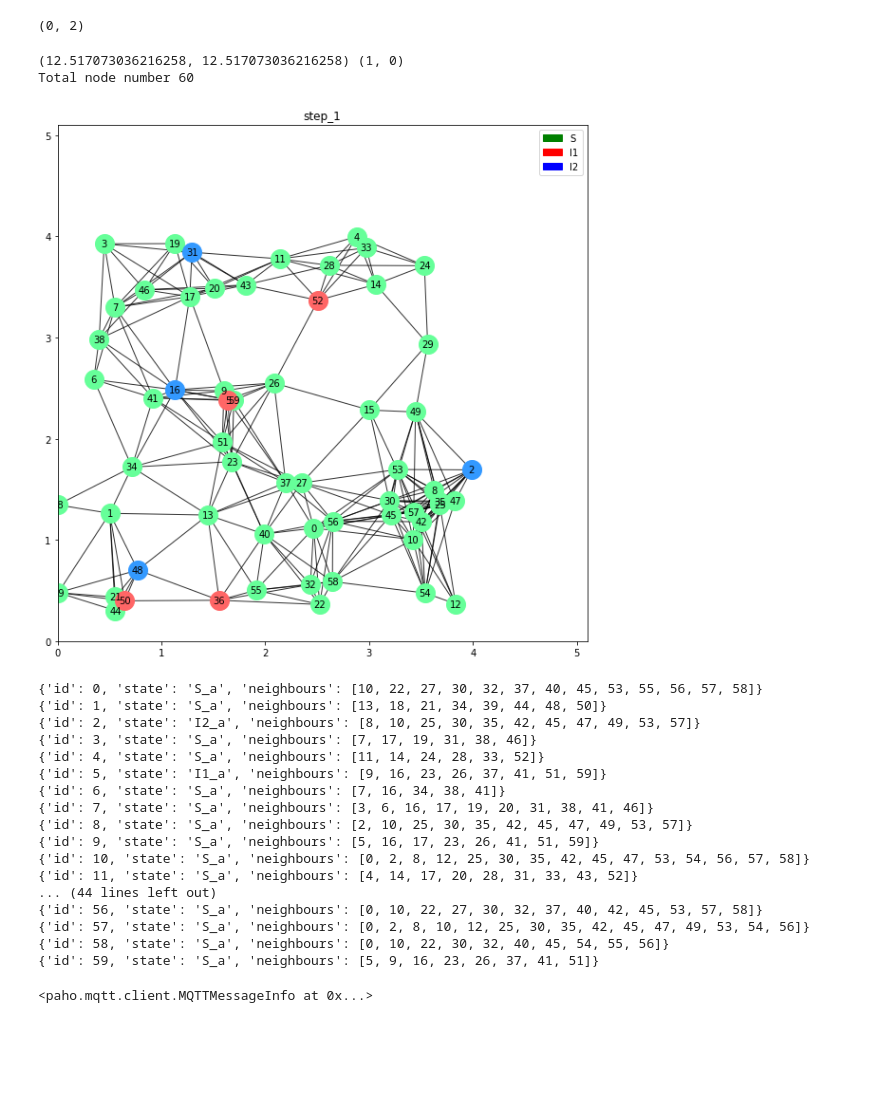
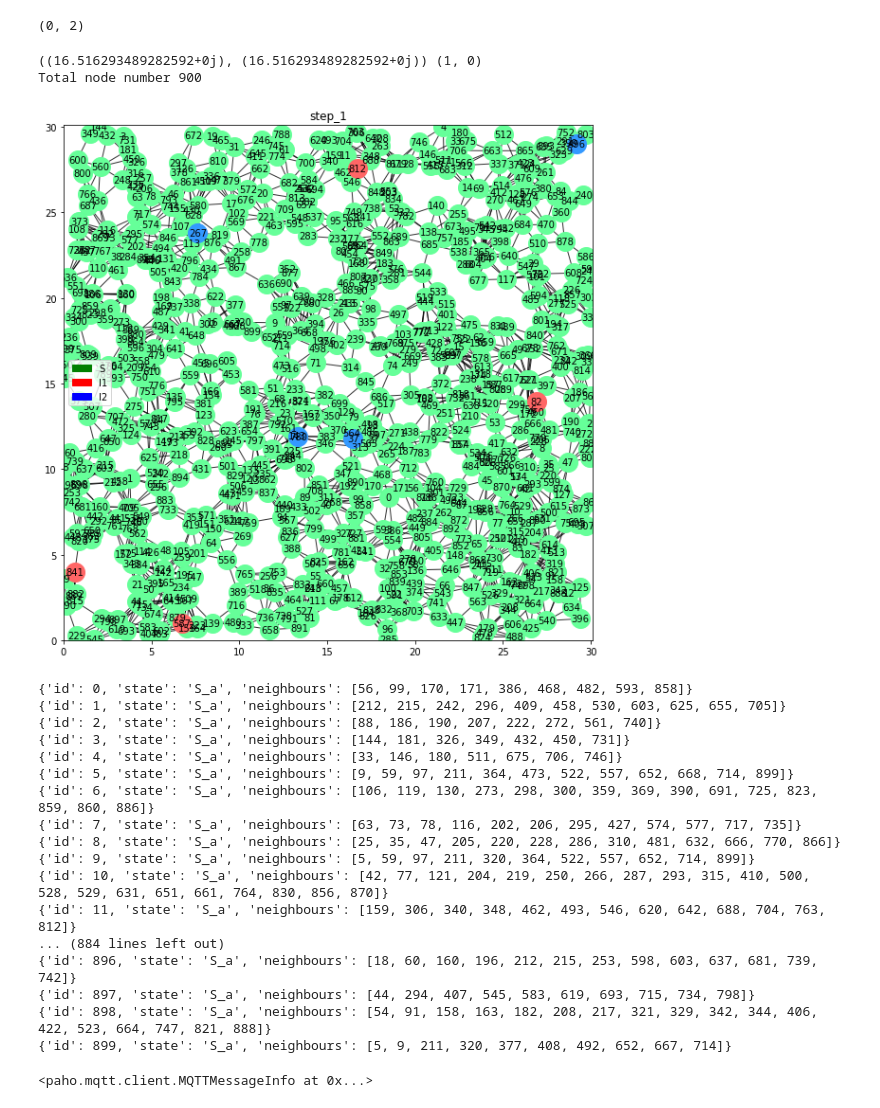
Before and after one commit to Dmitriy-Fedorov/Epidemic-Model, a Jupyter notebook: Raspberry_v4/init/init_v4.ipynb, the cells around one changed output. Drawn from its saved outputs; the diff is of its cells as text; code cells hidden in the pictures; blank space fills up the shorter version.

```diff
--- a/Raspberry_v4/init/init_v4.ipynb
+++ b/Raspberry_v4/init/init_v4.ipynb
@@ -52,7 +52,7 @@ def plot(G, title='step_1', ns=1000, fs=12, lim=2, figsize=(5, 5)):
 # %%
 mqttc = paho.Client()
 counter = 0
-N = 60
+N = 900
 format_date = "%d %b %Y %H%M%S.%f"
 
 def on_connect(client, userdata, flags, rc):
@@ -90,7 +90,7 @@ def on_finish(client, userdata, msg):  # on finish step
 #     with open("log_node_set.txt", "a") as myfile:
 #         myfile.write("{},{}\n".format(node_set))
     if len(node_set) == 0:
-        mqttc.publish('next', 'dummy_msg', qos=2)
+#         mqttc.publish('next', 'dummy_msg', qos=2)
         node_set = {str(x) for x in range(N)}
         clear_output(wait=True)
 
@@ -111,39 +111,39 @@ Connection returned result: 0
 # %%
 paramet = {
         'alpha': [0.5, 0.5], # infect rate
         'mu': [0.5, 0.5], # sleep s
         'gamma': [0.1, 0.1], # rec rate
         'lambda': [0.7, 0.2], # sleep I1
         'kappa': [0.7, 0.2] # sleep I2    % [I2_s -> I2_a, I2_a -> I2_s]
     }
 np.random.seed(315)  # structure
 random.seed(6)       # infected
 # N = 5
-r = 1
+r = 2
 number_subgraphs = 0
 
 while number_subgraphs != 1:
-    a = EpidemicGraph(N,r,paramet,I1_a=4, I2_a=4, grid_size=[4, 4], create=True) # net='Uniform Grid'
+    a = EpidemicGraph(N,r,paramet,I1_a=4, I2_a=4, grid_size=[30, 30], create=True) # net='Uniform Grid'
     number_subgraphs = len(list(nx.connected_component_subgraphs(a.G)))
     number_isolated_nodes = len(list(nx.isolates(a.G)))
     print(calc_R0(a.G, paramet), (number_subgraphs, number_isolated_nodes))
 
 G = a.G
 # G.node[0]['state'] = 'S_s'
 
 plt_set = {
     'ns': 400,
     'fs': 10,
-    'lim': 5.1,
+    'lim': 30.1,
     'figsize': (10,10)
 }
 plt, fig = plot(G, **plt_set) #  ns=300, fs=6,lim=5
 # plt.show()
 fig.savefig('figures/_.png')
 # %% [output]
-(12.517073036216258, 12.517073036216258) (1, 0)
-Total node number 60
+((16.516293489282592+0j), (16.516293489282592+0j)) (1, 0)
+Total node number 900
-[figure, old version]
+[figure, new version]
 # %%
 G.node[1]
 
@@ -160,23 +160,23 @@ for node_id in range(N):
 
 mqttc.publish('init', json.dumps(msg_list))
 # %% [output]
-{'id': 0, 'state': 'S_a', 'neighbours': [10, 22, 27, 30, 32, 37, 40, 45, 53, 55, 56, 57, 58]}
-{'id': 1, 'state': 'S_a', 'neighbours': [13, 18, 21, 34, 39, 44, 48, 50]}
-{'id': 2, 'state': 'I2_a', 'neighbours': [8, 10, 25, 30, 35, 42, 45, 47, 49, 53, 57]}
-{'id': 3, 'state': 'S_a', 'neighbours': [7, 17, 19, 31, 38, 46]}
-{'id': 4, 'state': 'S_a', 'neighbours': [11, 14, 24, 28, 33, 52]}
-{'id': 5, 'state': 'I1_a', 'neighbours': [9, 16, 23, 26, 37, 41, 51, 59]}
-{'id': 6, 'state': 'S_a', 'neighbours': [7, 16, 34, 38, 41]}
-{'id': 7, 'state': 'S_a', 'neighbours': [3, 6, 16, 17, 19, 20, 31, 38, 41, 46]}
-{'id': 8, 'state': 'S_a', 'neighbours': [2, 10, 25, 30, 35, 42, 45, 47, 49, 53, 57]}
-{'id': 9, 'state': 'S_a', 'neighbours': [5, 16, 17, 23, 26, 41, 51, 59]}
-{'id': 10, 'state': 'S_a', 'neighbours': [0, 2, 8, 12, 25, 30, 35, 42, 45, 47, 53, 54, 56, 57, 58]}
-{'id': 11, 'state': 'S_a', 'neighbours': [4, 14, 17, 20, 28, 31, 33, 43, 52]}
-... (44 lines left out)
-{'id': 56, 'state': 'S_a', 'neighbours': [0, 10, 22, 27, 30, 32, 37, 40, 42, 45, 53, 57, 58]}
-{'id': 57, 'state': 'S_a', 'neighbours': [0, 2, 8, 10, 12, 25, 30, 35, 42, 45, 47, 49, 53, 54, 56]}
-{'id': 58, 'state': 'S_a', 'neighbours': [0, 10, 22, 30, 32, 40, 45, 54, 55, 56]}
-{'id': 59, 'state': 'S_a', 'neighbours': [5, 9, 16, 23, 26, 37, 41, 51]}
+{'id': 0, 'state': 'S_a', 'neighbours': [56, 99, 170, 171, 386, 468, 482, 593, 858]}
+{'id': 1, 'state': 'S_a', 'neighbours': [212, 215, 242, 296, 409, 458, 530, 603, 625, 655, 705]}
+{'id': 2, 'state': 'S_a', 'neighbours': [88, 186, 190, 207, 222, 272, 561, 740]}
+{'id': 3, 'state': 'S_a', 'neighbours': [144, 181, 326, 349, 432, 450, 731]}
+{'id': 4, 'state': 'S_a', 'neighbours': [33, 146, 180, 511, 675, 706, 746]}
+{'id': 5, 'state': 'S_a', 'neighbours': [9, 59, 97, 211, 364, 473, 522, 557, 652, 668, 714, 899]}
+{'id': 6, 'state': 'S_a', 'neighbours': [106, 119, 130, 273, 298, 300, 359, 369, 390, 691, 725, 823, 859, 860, 886]}
+{'id': 7, 'state': 'S_a', 'neighbours': [63, 73, 78, 116, 202, 206, 295, 427, 574, 577, 717, 735]}
+{'id': 8, 'state': 'S_a', 'neighbours': [25, 35, 47, 205, 220, 228, 286, 310, 481, 632, 666, 770, 866]}
+{'id': 9, 'state': 'S_a', 'neighbours': [5, 59, 97, 211, 320, 364, 522, 557, 652, 714, 899]}
+{'id': 10, 'state': 'S_a', 'neighbours': [42, 77, 121, 204, 219, 250, 266, 287, 293, 315, 410, 500, 528, 529, 631, 651, 661, 764, 830, 856, 870]}
+{'id': 11, 'state': 'S_a', 'neighbours': [159, 306, 340, 348, 462, 493, 546, 620, 642, 688, 704, 763, 812]}
+... (884 lines left out)
+{'id': 896, 'state': 'S_a', 'neighbours': [18, 60, 160, 196, 212, 215, 253, 598, 603, 637, 681, 739, 742]}
+{'id': 897, 'state': 'S_a', 'neighbours': [44, 294, 407, 545, 583, 619, 693, 715, 734, 798]}
+{'id': 898, 'state': 'S_a', 'neighbours': [54, 91, 158, 163, 182, 208, 217, 321, 329, 342, 344, 406, 422, 523, 664, 747, 821, 888]}
+{'id': 899, 'state': 'S_a', 'neighbours': [5, 9, 211, 320, 377, 408, 492, 652, 667, 714]}
 <paho.mqtt.client.MQTTMessageInfo at 0x...>
 # %%
 # node_set = {str(x) for x in range(5)}
```
Also changed, not shown: parts of 1 cell of this notebook, 4 other files.
